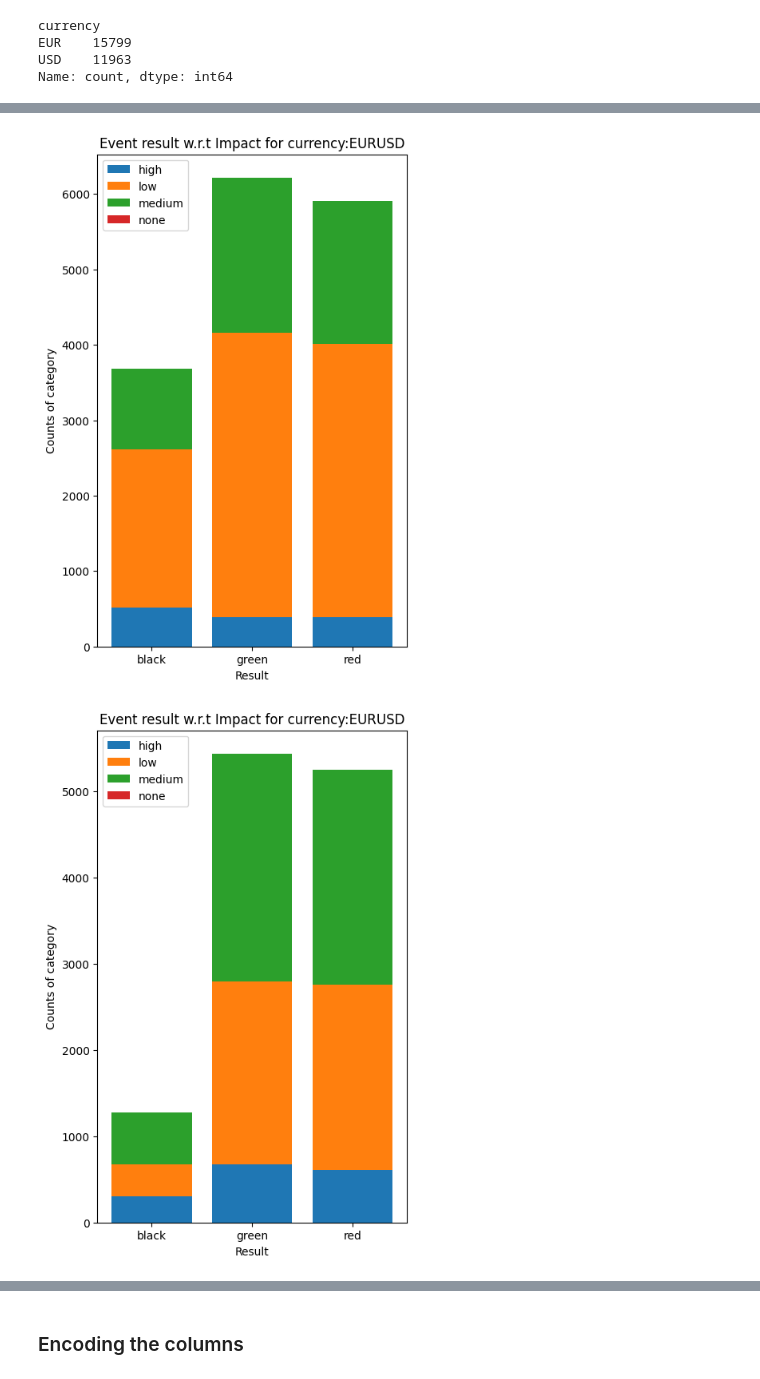
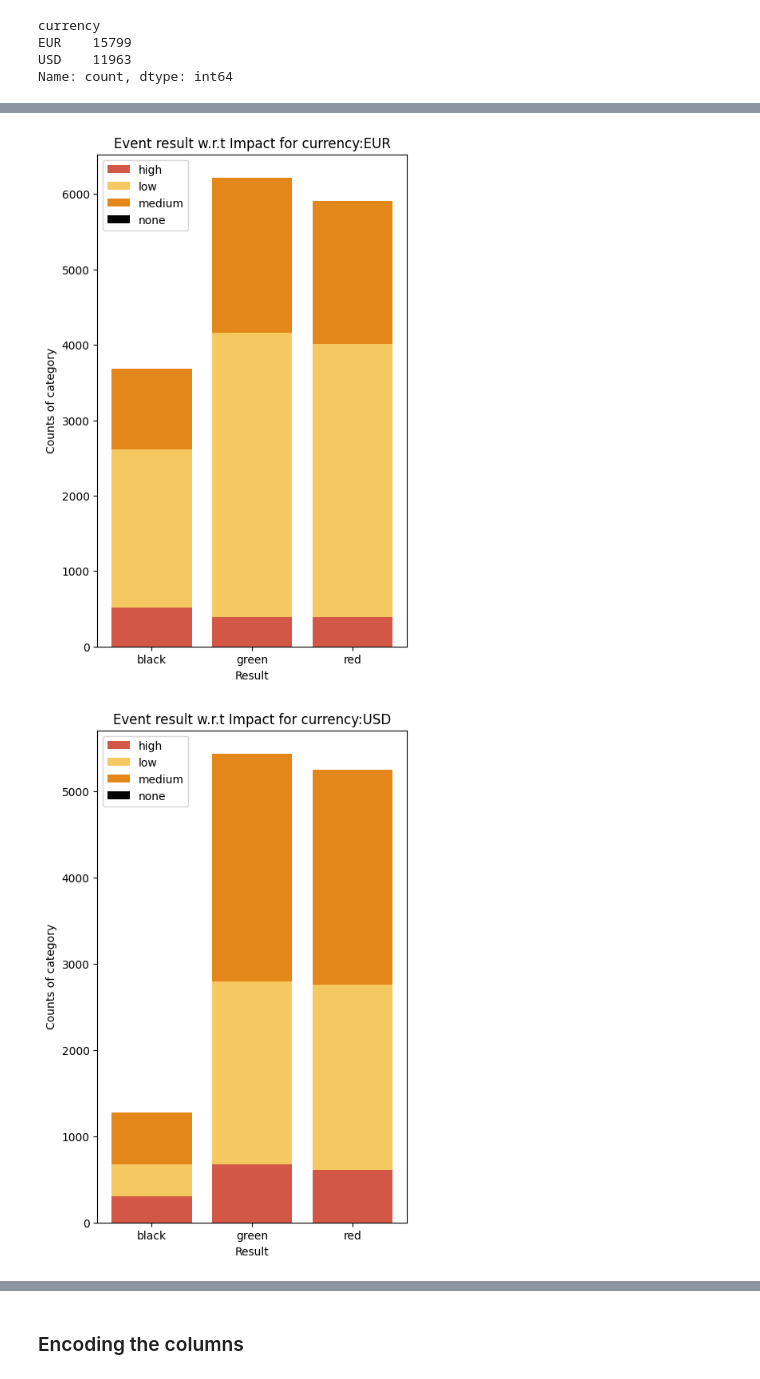
Before and after one commit to shreyash99ramtekkar/forex-economic-analysis, a Jupyter notebook: economic_analysis.ipynb, the cells around one changed output, grey strips where cells are left out. Cells and saved outputs as stored; diff of their text form; code cells hidden in the pictures.

```diff
--- a/economic_analysis.ipynb
+++ b/economic_analysis.ipynb
@@ -320,16 +481,10 @@ Index([2013-01-02 09:13:00+00:00, 2013-01-02 09:43:00+00:00,
 # %%
-# Moving averages
-for window in [3, 6, 12]:
-    frame[f'moving_average_{window}h_before'] = frame[[f'{i}h' for i in range(-3, 0)]].mean(axis=1).rolling(window=window).mean()
-    frame[f'moving_average_{window}h_after'] = frame[[f'{i}h' for i in range(1, 21)]].mean(axis=1).rolling(window=window).mean()
+# # Moving averages
+# for window in [3, 6, 12]:
+#     frame[f'moving_average_{window}h_before'] = frame[[f'{i}h' for i in range(-3, 0)]].mean(axis=1).rolling(window=window).mean()
+#     frame[f'moving_average_{window}h_after'] = frame[[f'{i}h' for i in range(1, 21)]].mean(axis=1).rolling(window=window).mean()
 
-# Volatility (standard deviation)
-for window in [3, 6, 12]:
-    frame[f'volatility_{window}h_before'] = frame[[f'{i}h' for i in range(-3, 0)]].std(axis=1).rolling(window=window).std()
-    frame[f'volatility_{window}h_after'] = frame[[f'{i}h' for i in range(1, 21)]].std(axis=1).rolling(window=window).std()
+# # Volatility (standard deviation)
+# for window in [3, 6, 12]:
+#     frame[f'volatility_{window}h_before'] = frame[[f'{i}h' for i in range(-3, 0)]].std(axis=1).rolling(window=window).std()
+#     frame[f'volatility_{window}h_after'] = frame[[f'{i}h' for i in range(1, 21)]].std(axis=1).rolling(window=window).std()
-# %%
-# Calculate price changes
-PRICE_COLUMNS = [ str(i)+'h' for i in range(-HOURS_BEFORE+1,HOURS_AFTER+1)]
-# for i in range(len(PRICE_COLUMNS) - 1):
-#     frame[f'price_change_{PRICE_COLUMNS[i+1]}'] = frame[PRICE_COLUMNS[i+1]] - frame[PRICE_COLUMNS[i]]
-frame[f'price_change_1h'] = frame['1h'] - frame['0h']
@@ -402,16 +506,16 @@ EUR    15799
 USD    11963
 Name: count, dtype: int64
 # %%
-currency_impact = frame[['currency','impact']].value_counts()
+currency_impact = frame[['currency','impact']].value_counts().sort_index()
 currency_impact_count = frame.groupby(['currency','impact']).size().unstack(fill_value=0)
 fig,ax = plt.subplots(figsize=(5,8))
 bottom = None
 for impact in currency_impact_count.columns:
     if bottom is None:
-        p = ax.bar(currency_impact_count.index, currency_impact_count[impact], label=impact)
+        p = ax.bar(currency_impact_count.index, currency_impact_count[impact], label=impact,color=IMPACT_COLORS.get(impact))
         bottom = currency_impact_count[impact]
     else:
-        p = ax.bar(currency_impact_count.index, currency_impact_count[impact], bottom=bottom, label=impact)
+        p = ax.bar(currency_impact_count.index, currency_impact_count[impact], bottom=bottom, label=impact,color=IMPACT_COLORS.get(impact))
         bottom += currency_impact_count[impact]
 ax.set_xlabel('Category')
 ax.set_ylabel('Counts')
@@ -419,6 +523,6 @@ ax.legend()
 ax.set_title( DATA + ' category wise event count')
 plt.show()
 
-currency_impact_count
+# currency_impact_count
 currency_impact
 # %% [output]
@@ -482,33 +585,28 @@ USD       20-Year Bond Auction                      1
 Name: count, Length: 200, dtype: int64
 # %%
-color_map = {
-    'green': '#66b3ff',
-    'red': '#ff9999',
-    'black': '#99ff99'
-}
 for currency in frame['currency'].unique():
     subframe = frame[frame['currency'] == currency]
     # currency_impact = subframe[['impact','result']].value_counts()
     currency_impact_count = subframe.groupby(['result','impact']).size().unstack(fill_value=0)
     fig,ax = plt.subplots(figsize=(5,8))
     bottom = None
     for impact in currency_impact_count.columns:
         if bottom is None:
-            p = ax.bar(currency_impact_count.index, currency_impact_count[impact], label=impact)
+            p = ax.bar(currency_impact_count.index, currency_impact_count[impact], label=impact,color=IMPACT_COLORS.get(impact))
             bottom = currency_impact_count[impact]
         else:
-            p = ax.bar(currency_impact_count.index, currency_impact_count[impact], bottom=bottom, label=impact)
+            p = ax.bar(currency_impact_count.index, currency_impact_count[impact], bottom=bottom, label=impact,color=IMPACT_COLORS.get(impact))
             bottom += currency_impact_count[impact]
     ax.set_xlabel('Result')
     ax.set_ylabel('Counts of category')
     ax.legend()
-    ax.set_title('Event result w.r.t Impact for currency:' + DATA)
+    ax.set_title('Event result w.r.t Impact for currency:' + currency)
     plt.show()
 
     currency_impact_count
     currency_impact
-frame[['currency','impact','result']].value_counts()
+frame[['currency','impact','result']].value_counts().sort_index()
 # %% [output]
-[figure, old version]
+[figure, new version]
-[figure, old version]
+[figure, new version]
 currency  impact  result
```
Also changed, not shown: parts of 84 cells of this notebook, 1 other file.
